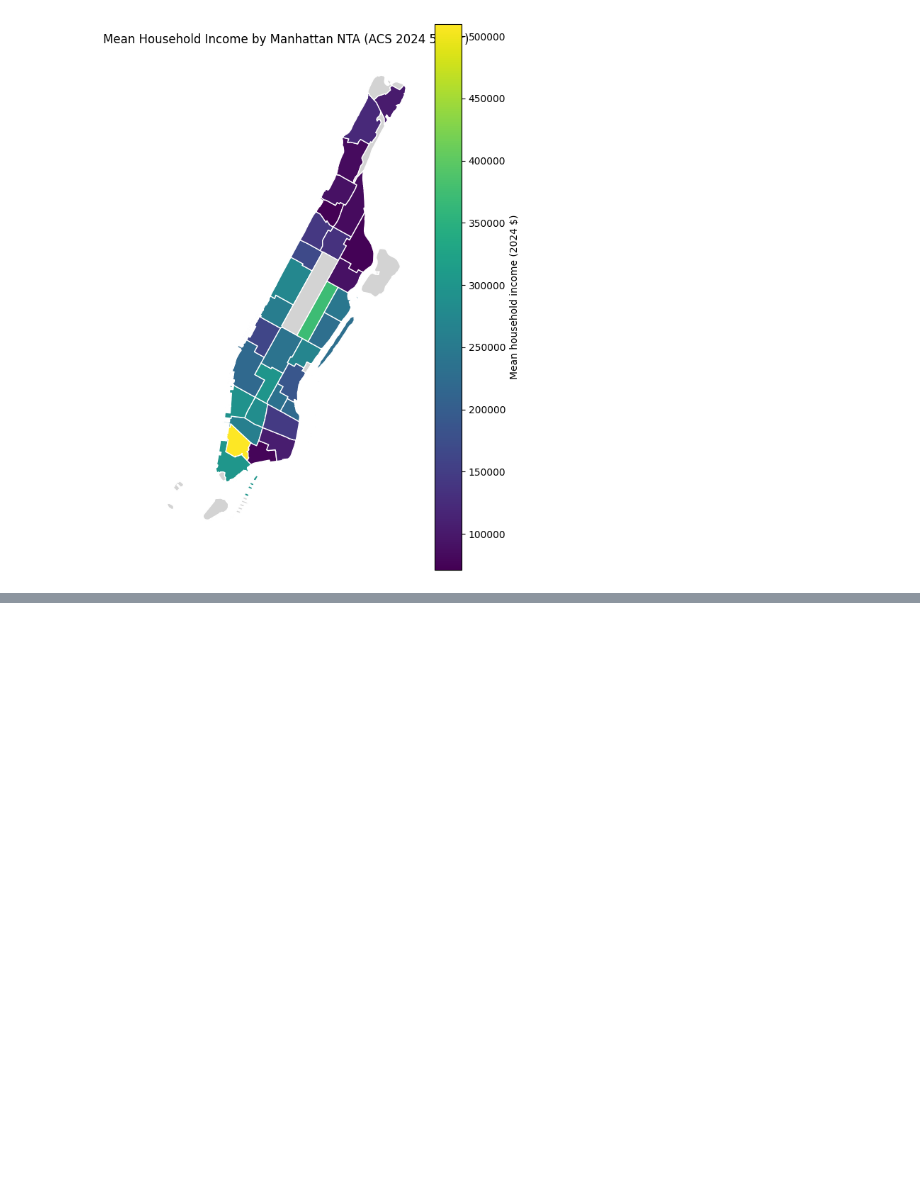
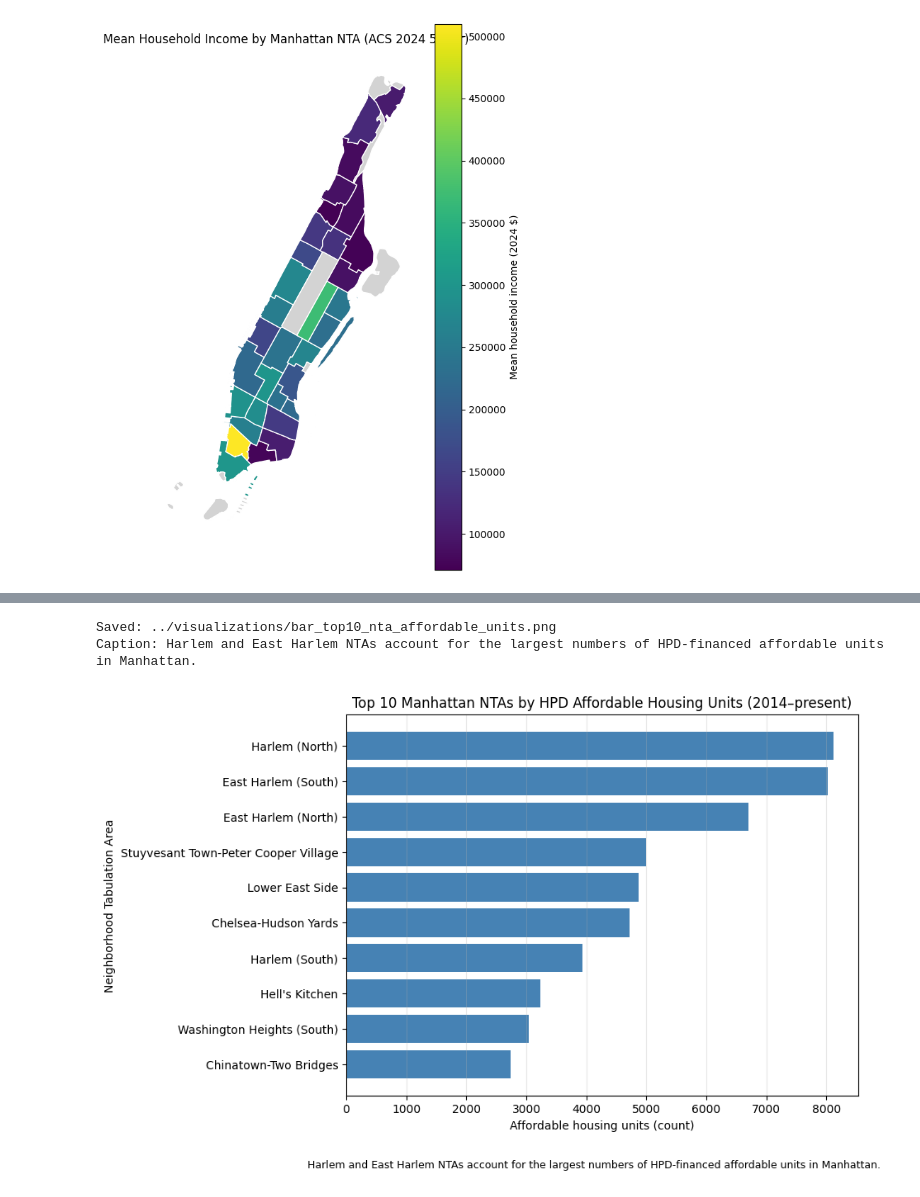
Before and after one commit to aashnijoshi/manhattan-housing-affordability, a Jupyter notebook: notebooks/01_analysis.ipynb, the cells around one changed output, grey strips where cells are left out. Cells and saved outputs as stored; diff of their text form; code cells hidden in the pictures; blank space fills up the shorter version.

```diff
--- a/notebooks/01_analysis.ipynb
+++ b/notebooks/01_analysis.ipynb
@@ -485,0 +570,19 @@ ax.set_axis_off()
+# %%
+# Chart 2: top 10 NTAs by HPD affordable units
+top10 = nta_analysis.nlargest(10, "affordable_units").sort_values("affordable_units")
+
+fig, ax = plt.subplots(figsize=(8, 6))
+ax.barh(top10["NTAName"], top10["affordable_units"], color="steelblue")
+ax.set_title("Top 10 Manhattan NTAs by HPD Affordable Housing Units (2014–present)")
+ax.set_xlabel("Affordable housing units (count)")
+ax.set_ylabel("Neighborhood Tabulation Area")
+ax.grid(axis="x", alpha=0.3)
+save_figure(
+    fig, "bar_top10_nta_affordable_units.png",
+    "Harlem and East Harlem NTAs account for the largest numbers of HPD-financed affordable units in Manhattan."
+)
+plt.show()
+# %% [output]
+Saved: ../visualizations/bar_top10_nta_affordable_units.png
+Caption: Harlem and East Harlem NTAs account for the largest numbers of HPD-financed affordable units in Manhattan.
+[figure, added]
```
Also changed, not shown: parts of 6 cells of this notebook, 11 other files.
